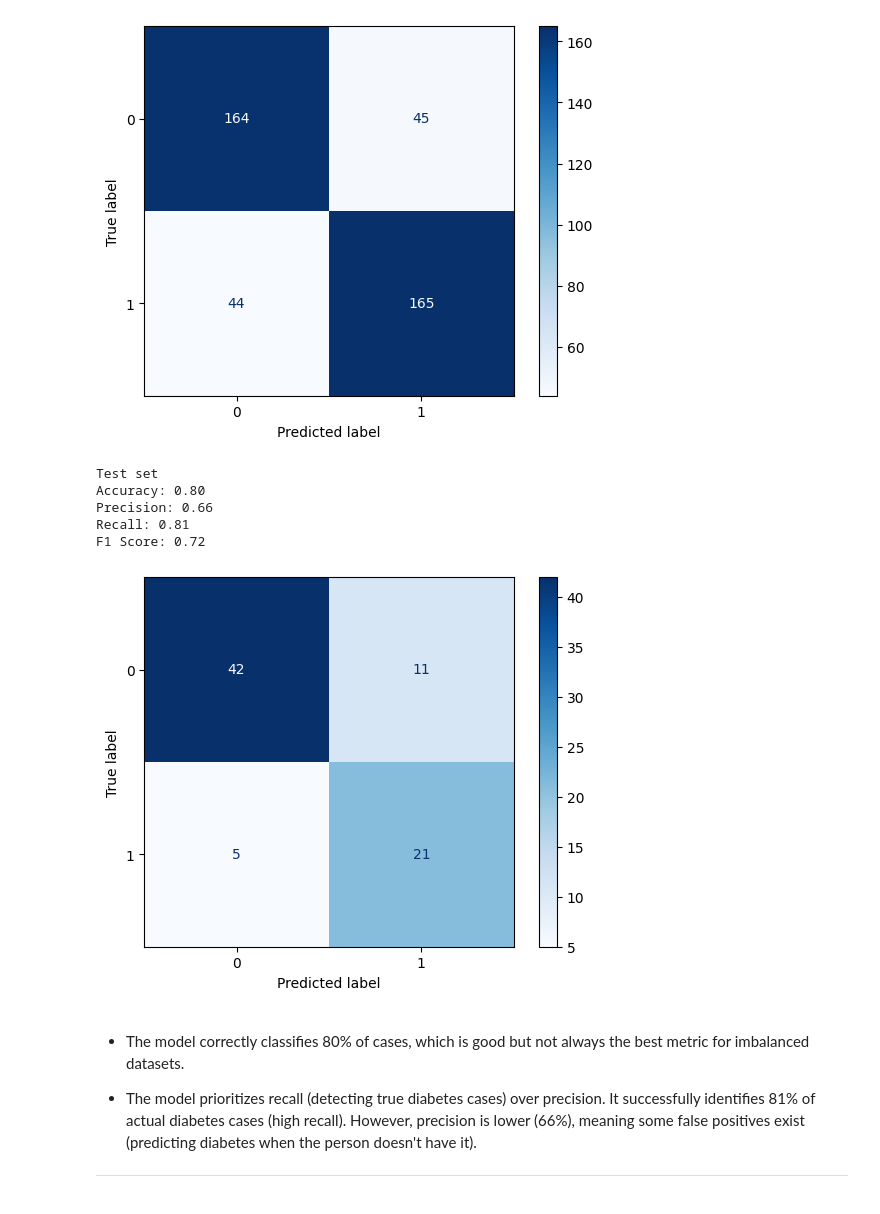
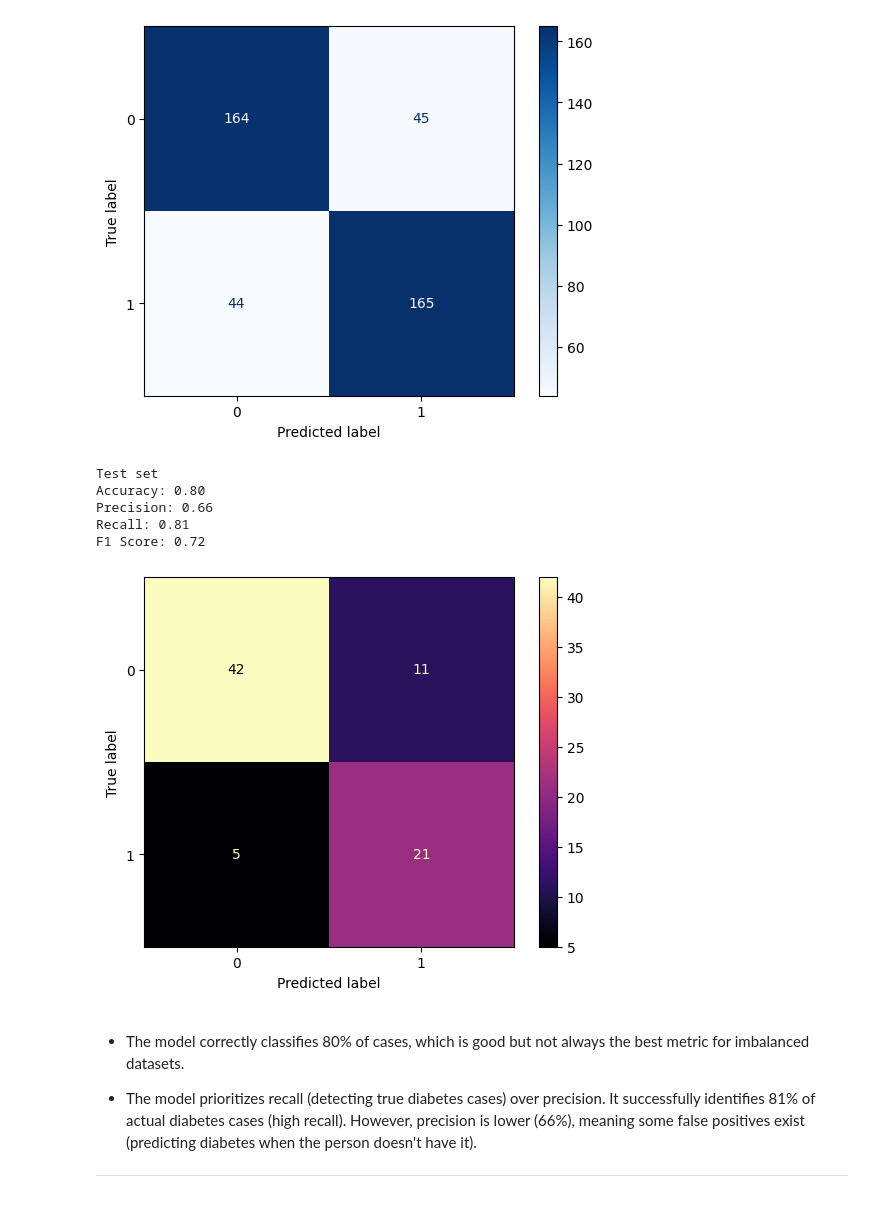
Before and after one commit to Subroy1/MSAI_AllPracticeModules, a Jupyter notebook: Module 17/Module17_Diabetes_example_VM_OH.ipynb, the cells around one changed output. Saved outputs shown, nothing was run; the diff lists cells and outputs as text; code cells hidden in the pictures.

```diff
--- a/Module 17/Module17_Diabetes_example_VM_OH.ipynb
+++ b/Module 17/Module17_Diabetes_example_VM_OH.ipynb
@@ -331,23 +402,19 @@ models = {
 # %%
 results = []
-trained_models = {}
 
 for name, model in models.items():
     print(f"Training {name} ...")
 
     # Train the model on full training data and predict on the test set
-    model.fit(X_train_processed_df, y_train_resampled)
+    model.fit(X_train_processed_df, y_train_sampled)
     y_train_pred = model.predict(X_train_processed_df)
     y_test_pred = model.predict(X_test_processed_df)
 
-    # Store trained model
-    trained_models[name] = model
-
     # Compute train metrics
-    train_accuracy = accuracy_score(y_train_resampled, y_train_pred)
-    train_precision = precision_score(y_train_resampled, y_train_pred, average='binary', zero_division=0)
-    train_recall = recall_score(y_train_resampled, y_train_pred, average='binary', zero_division=0)
-    train_f1 = f1_score(y_train_resampled, y_train_pred, average='binary', zero_division=0)
+    train_accuracy = accuracy_score(y_train_sampled, y_train_pred)
+    train_precision = precision_score(y_train_sampled, y_train_pred, average='binary', zero_division=0)
+    train_recall = recall_score(y_train_sampled, y_train_pred, average='binary', zero_division=0)
+    train_f1 = f1_score(y_train_sampled, y_train_pred, average='binary', zero_division=0)
 
     # Compute test metrics
     test_accuracy = accuracy_score(y_test, y_test_pred)
@@ -392,13 +461,13 @@ cv = KFold(n_splits=5, shuffle=True, random_state=42)
 results_cv = []
 
 for name, model in models.items():
-    print(f"CV for {name} ...")
+    print(f"Running CV for {name} ...")
 
     # Perform cross-validation and compute metrics for classification
-    cv_accuracy_train = cross_val_score(model, X_train_processed_df, y_train_resampled, scoring="accuracy", cv=cv, n_jobs=-1)
-    cv_precision_train = cross_val_score(model, X_train_processed_df, y_train_resampled, scoring="precision", cv=cv, n_jobs=-1)
-    cv_recall_train = cross_val_score(model, X_train_processed_df, y_train_resampled, scoring="recall", cv=cv, n_jobs=-1)
-    cv_f1_train = cross_val_score(model, X_train_processed_df, y_train_resampled, scoring="f1", cv=cv, n_jobs=-1)
+    cv_accuracy_train = cross_val_score(model, X_train_processed_df, y_train_sampled, scoring="accuracy", cv=cv, n_jobs=-1)
+    cv_precision_train = cross_val_score(model, X_train_processed_df, y_train_sampled, scoring="precision", cv=cv, n_jobs=-1)
+    cv_recall_train = cross_val_score(model, X_train_processed_df, y_train_sampled, scoring="recall", cv=cv, n_jobs=-1)
+    cv_f1_train = cross_val_score(model, X_train_processed_df, y_train_sampled, scoring="f1", cv=cv, n_jobs=-1)
 
     # Store results
     results_cv.append({
@@ -411,4 +480,5 @@ for name, model in models.items():
 
 # Convert results to a DataFrame and display
 results_cv_df = pd.DataFrame(results_cv).sort_values(by="CV F1 Score", ascending=False)
+results_cv_df.head()
 # %% [output]
@@ -443,6 +521,11 @@ param_grids = {
         "max_depth": [None, 5, 10, 20],  # Tree depth
         "min_samples_split": [2, 5, 10]  # Minimum samples to split
     },
+    "SVC": {
+        "C": [0.1, 1, 10],  # Regularization parameter
+        "kernel": ["linear", "rbf", "sigmoid", "poly"],  # Kernel type
+        "gamma": ["scale", "auto"]  # Kernel coefficient
+    },
     "Gradient Boosting": {
         "n_estimators": [50, 100, 200],  # Number of boosting stages
         "learning_rate": [0.01, 0.1, 0.2],  # Step size shrinkage
@@ -458,7 +541,7 @@ for name, model in models.items():
     print(f"Training {name} ...")
 
     search = GridSearchCV(model, param_grid=param_grids[name], cv=5, scoring='f1', n_jobs=-1)
-    search.fit(X_train_processed_df, y_train_resampled)
+    search.fit(X_train_processed_df, y_train_sampled)
 
     best_models[name] = search.best_estimator_
     best_params[name] = search.best_params_
@@ -468,10 +551,10 @@ for name, model in models.items():
     y_test_pred = search.best_estimator_.predict(X_test_processed_df)
 
     # Compute train metrics
-    train_accuracy = accuracy_score(y_train_resampled, y_train_pred)
-    train_precision = precision_score(y_train_resampled, y_train_pred, average='binary', zero_division=0)
-    train_recall = recall_score(y_train_resampled, y_train_pred, average='binary', zero_division=0)
-    train_f1 = f1_score(y_train_resampled, y_train_pred, average='binary', zero_division=0)
+    train_accuracy = accuracy_score(y_train_sampled, y_train_pred)
+    train_precision = precision_score(y_train_sampled, y_train_pred, average='binary', zero_division=0)
+    train_recall = recall_score(y_train_sampled, y_train_pred, average='binary', zero_division=0)
+    train_f1 = f1_score(y_train_sampled, y_train_pred, average='binary', zero_division=0)
 
     # Compute test metrics
     test_accuracy = accuracy_score(y_test, y_test_pred)
@@ -558,27 +645,27 @@ F1 Score: 0.79
 # %%
 # Calculate metrics on test set
 accuracy_test = accuracy_score(y_test, best_model_pred_y_test)
 precision_test = precision_score(y_test, best_model_pred_y_test, average='binary', zero_division=0)
 recall_test = recall_score(y_test, best_model_pred_y_test, average='binary', zero_division=0)
 f1_test = f1_score(y_test, best_model_pred_y_test, average='binary', zero_division=0)
 cm_test = confusion_matrix(y_test, best_model_pred_y_test)
 
 print(f"Test set")
 print(f"Accuracy: {accuracy_test:.2f}")
 print(f"Precision: {precision_test:.2f}")
 print(f"Recall: {recall_test:.2f}")
 print(f"F1 Score: {f1_test:.2f}")
 
 disp = ConfusionMatrixDisplay(confusion_matrix=cm_test, display_labels=[0, 1])
-disp.plot(cmap='Blues', values_format='d')
+disp.plot( values_format='d',cmap='magma')
 plt.show()
 # %% [output]
 Test set
 Accuracy: 0.80
 Precision: 0.66
 Recall: 0.81
 F1 Score: 0.72
-[figure, old version]
+[figure, new version]
 # %% [markdown]
 - The model correctly classifies 80% of cases, which is good but not always the best metric for imbalanced datasets.
 
```
Also changed, not shown: parts of 25 cells of this notebook.
